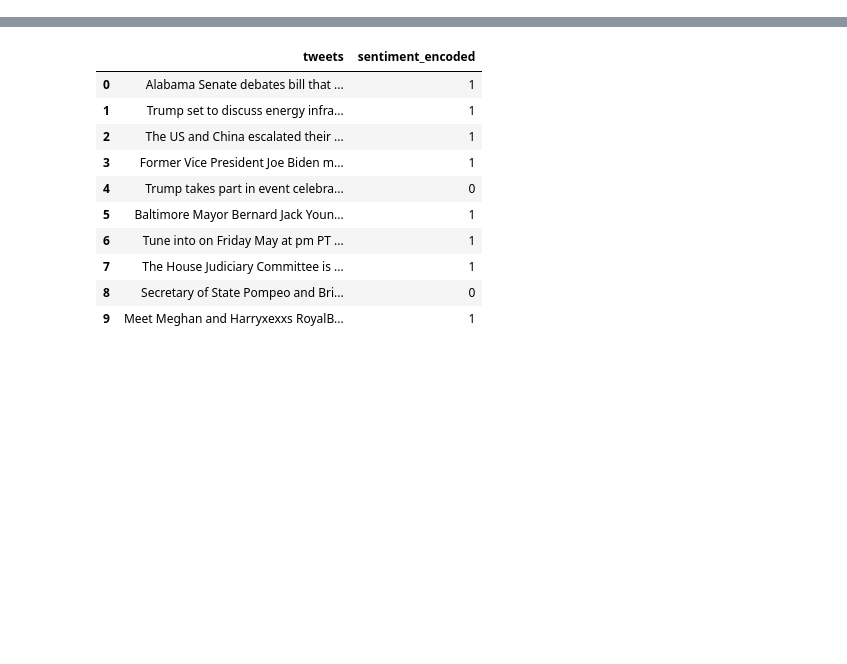
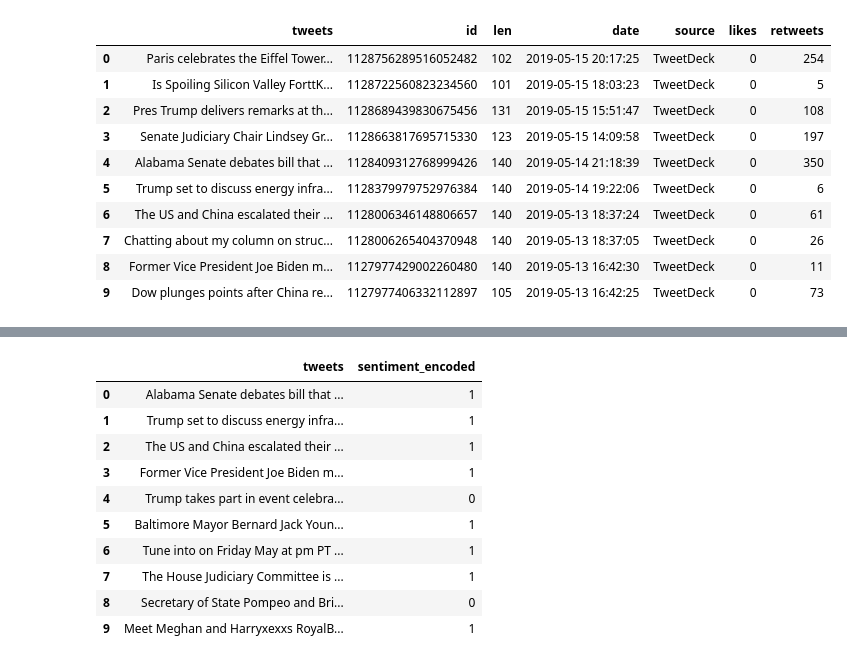
Before and after one commit to bondxue/FRE9733-Big-Data-in-Finance, a Jupyter notebook: FinalProject-SocialMediaSentimentAnalysis/Final_Project_Social_Media_Sentiment_Analysis.ipynb, the cells around one changed output, grey strips where cells are left out. Cells and saved outputs as stored; diff of their text form; code cells hidden in the pictures; blank space fills up the shorter version.

```diff
--- a/FinalProject-SocialMediaSentimentAnalysis/Final_Project_Social_Media_Sentiment_Analysis.ipynb
+++ b/FinalProject-SocialMediaSentimentAnalysis/Final_Project_Social_Media_Sentiment_Analysis.ipynb
@@ -236,3 +252,21 @@ class TwitterData_Cleansing():
                     t = cleanup_method(t)
 
         self.processed_data = t
+# %%
+data = TwitterData_Cleansing(df)
+data.cleanup(TwitterCleanuper())
+data.cleanup(TwitterCleanuper())
+data = data.processed_data
+data.head(10)
+# %% [output]
+|  | tweets | id | len | date | source | likes | retweets |
+| 0 | Paris celebrates the Eiffel Tower... | 1128756289516052482 | 102 | 2019-05-15 20:17:25 | TweetDeck | 0 | 254 |
+| 1 | Is Spoiling Silicon Valley ForttK... | 1128722560823234560 | 101 | 2019-05-15 18:03:23 | TweetDeck | 0 | 5 |
+| 2 | Pres Trump delivers remarks at th... | 1128689439830675456 | 131 | 2019-05-15 15:51:47 | TweetDeck | 0 | 108 |
+| 3 | Senate Judiciary Chair Lindsey Gr... | 1128663817695715330 | 123 | 2019-05-15 14:09:58 | TweetDeck | 0 | 197 |
+| 4 | Alabama Senate debates bill that ... | 1128409312768999426 | 140 | 2019-05-14 21:18:39 | TweetDeck | 0 | 350 |
+| 5 | Trump set to discuss energy infra... | 1128379979752976384 | 140 | 2019-05-14 19:22:06 | TweetDeck | 0 | 6 |
+| 6 | The US and China escalated their ... | 1128006346148806657 | 140 | 2019-05-13 18:37:24 | TweetDeck | 0 | 61 |
+| 7 | Chatting about my column on struc... | 1128006265404370948 | 140 | 2019-05-13 18:37:05 | TweetDeck | 0 | 26 |
+| 8 | Former Vice President Joe Biden m... | 1127977429002260480 | 140 | 2019-05-13 16:42:30 | TweetDeck | 0 | 11 |
+| 9 | Dow plunges points after China re... | 1127977406332112897 | 105 | 2019-05-13 16:42:25 | TweetDeck | 0 | 73 |
```
Also changed, not shown: parts of 29 cells of this notebook, 1 other file.
